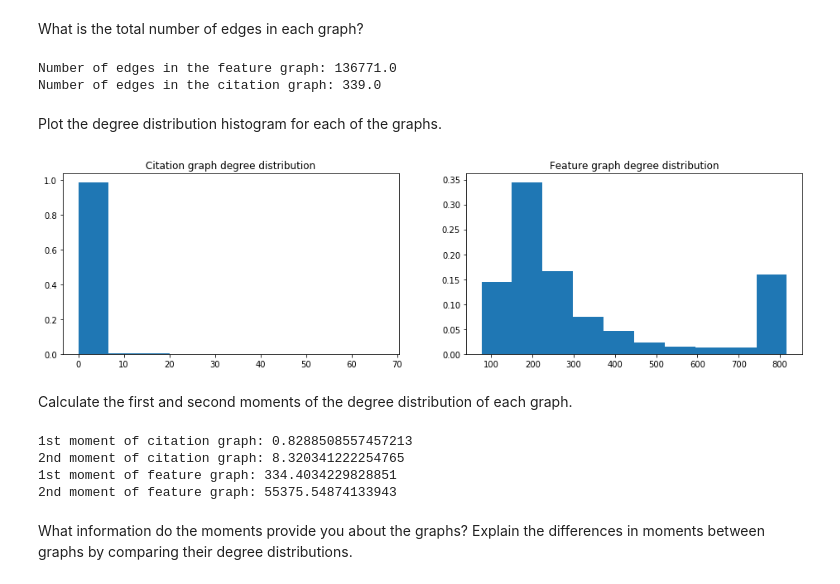
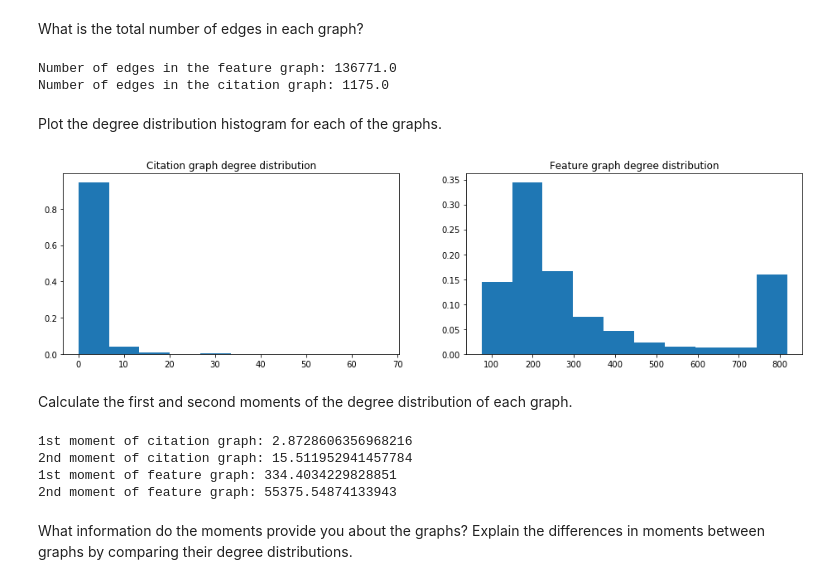
Before and after one commit to alex-mocanu/A-Network-Tour-of-DS-Homework, a Jupyter notebook: Assignment 1/1_network_science.ipynb, the cells around one changed output. Drawn from its saved outputs; the diff is of its cells as text; code cells hidden in the pictures.

```diff
--- a/Assignment 1/1_network_science.ipynb
+++ b/Assignment 1/1_network_science.ipynb
@@ -159,0 +151,13 @@ A_citation.shape
+# %%
+n_nodes = len(nodes)
+adjacency = np.zeros(shape=(n_nodes,n_nodes), dtype = 'int')
+
+
+for idx,row in edges_final.iterrows() :
+    if np.isnan(row.node_idx_cited):
+        continue
+    i, j = int(row.node_idx), int(row.node_idx_cited)
+    adjacency[i, j] = 1
+
+A_citation = adjacency
+A_citation.shape
@@ -160,13 +166,7 @@ A_citation.shape
 # %% [markdown]
 Get the adjacency matrix of the citation graph for the field that you chose.
 You have to appropriately reduce the adjacency matrix of the citation graph.
-# %%
-# Forming the adjacency matrix (used an encode table)
-for row in cora_cites:
-    to = int(row[0])
-    fr = int(row[1])
-    try:
-        A_citation[id2index.loc[to].values[0]][id2index.loc[fr].values[0]] = 1
-        A_citation[id2index.loc[fr].values[0]][id2index.loc[to].values[0]] = 1
-    except Exception as e:
-        pass
+# %%
+field_list = list(nodes[nodes['class_label'] == my_field]['node_idx'])
+A_citation_final = A_citation[field_list][:,field_list]
+A_citation_final.shape
@@ -181,0 +177,8 @@ Matrix is symmetric!
+# %%
+if np.count_nonzero(A_citation_final - A_citation_final.transpose()) != 0 :
+    A_citation_final = np.maximum(A_citation_final, A_citation_final.transpose())
+    print ('Symmetrizing matrix')
+else :
+    print ('Symmetric matrix')
+
+print ('Check : ' + str(np.count_nonzero(A_citation_final - A_citation_final.transpose())))
@@ -198,42 +198,43 @@ def getNrEdgesFromAdjMatrix(matrix):
 # %%
-num_edges_feature = getNrEdgesFromAdjMatrix(A_feature)
-num_edges_citation = getNrEdgesFromAdjMatrix(A_citation)
+num_edges_feature = np.sum(A_feature)/2
+num_edges_citation = np.sum(A_citation_final)/2
 print(f"Number of edges in the feature graph: {num_edges_feature}")
 print(f"Number of edges in the citation graph: {num_edges_citation}")
 # %% [output]
 Number of edges in the feature graph: 136771.0
-Number of edges in the citation graph: 339.0
+Number of edges in the citation graph: 1175.0
 # %% [markdown]
 Plot the degree distribution histogram for each of the graphs.
 # %%
-degrees_citation = getDegreeFromAdjMatrix(A_citation)
-degrees_feature = getDegreeFromAdjMatrix(A_feature)
+degrees_feature = np.sum(A_feature, axis =1)
+degrees_citation = np.sum(A_citation_final, axis =1)
 
 deg_hist_normalization = np.ones(degrees_citation.shape[0]) / degrees_citation.shape[0]
+
 
 fig, axes = plt.subplots(1, 2, figsize=(16, 4))
 axes[0].set_title('Citation graph degree distribution')
 axes[0].hist(degrees_citation, weights=deg_hist_normalization);
 axes[1].set_title('Feature graph degree distribution')
 axes[1].hist(degrees_feature, weights=deg_hist_normalization);
 # %% [output]
-[figure, old version]
+[figure, new version]
 # %% [markdown]
 Calculate the first and second moments of the degree distribution of each graph.
 # %%
-cit_moment_1 = np.mean(degrees_citation)
-cit_moment_2 = np.var(degrees_citation) #variance
+cit_moment_1 = degrees_citation.mean()
+cit_moment_2 = degrees_citation.var()
 
-feat_moment_1 = np.mean(degrees_feature)
-feat_moment_2 = np.var(degrees_feature) #variance
+feat_moment_1 = degrees_feature.mean()
+feat_moment_2 = degrees_feature.var()
 
 print(f"1st moment of citation graph: {cit_moment_1}")
 print(f"2nd moment of citation graph: {cit_moment_2}")
 print(f"1st moment of feature graph: {feat_moment_1}")
 print(f"2nd moment of feature graph: {feat_moment_2}")
 # %% [output]
-1st moment of citation graph: 0.8288508557457213
-2nd moment of citation graph: 8.320341222254765
+1st moment of citation graph: 2.8728606356968216
+2nd moment of citation graph: 15.511952941457784
 1st moment of feature graph: 334.4034229828851
 2nd moment of feature graph: 55375.54874133943
 # %% [markdown]
```
Also changed, not shown: parts of 38 cells of this notebook.
